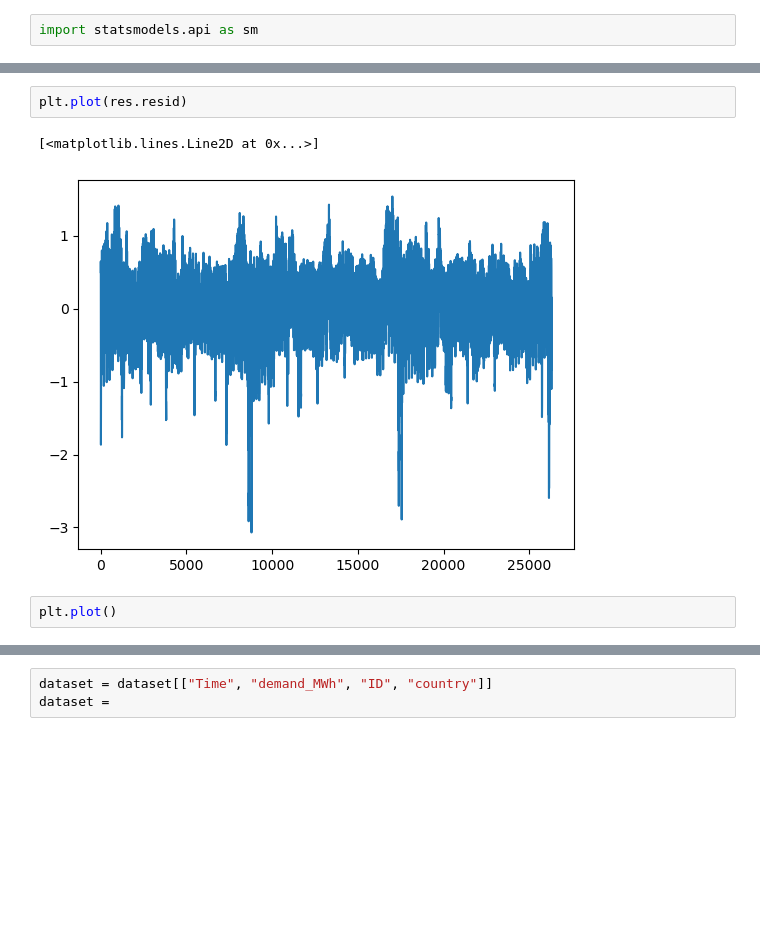
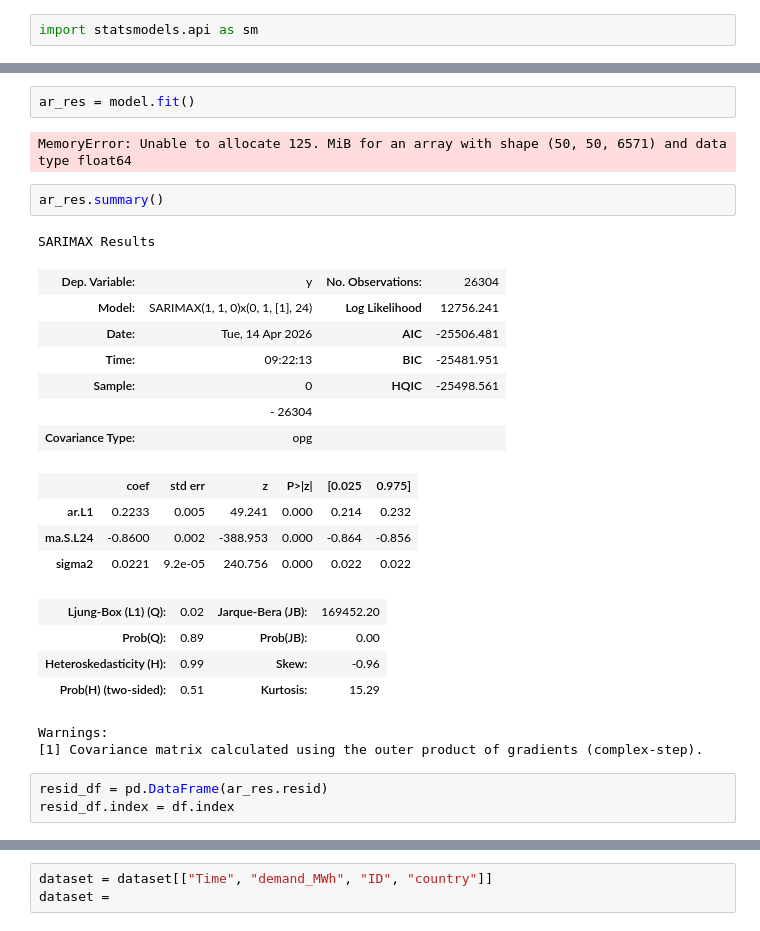
Before and after one commit to 000rla/demand-MFC-jamboree-2026, a Jupyter notebook: explore.ipynb, the cells around one changed output, grey strips where cells are left out. Cells and saved outputs as stored; diff of their text form; blank space fills up the shorter version.

```diff
--- a/explore.ipynb
+++ b/explore.ipynb
@@ -117,7 +112,28 @@ plt.plot(y)
-# %%
-plt.plot(res.resid)
-# %% [output]
-[<matplotlib.lines.Line2D at 0x...>]
-[figure, removed]
-# %%
-plt.plot()
+# %%
+ar_res = model.fit()
+# %% [output]
+MemoryError: Unable to allocate 125. MiB for an array with shape (50, 50, 6571) and data type float64
+# %%
+ar_res.summary()
+# %% [output]
+SARIMAX Results
+| Dep. Variable: | y | No. Observations: | 26304 |
+| Model: | SARIMAX(1, 1, 0)x(0, 1, [1], 24) | Log Likelihood | 12756.241 |
+| Date: | Tue, 14 Apr 2026 | AIC | -25506.481 |
+| Time: | 09:22:13 | BIC | -25481.951 |
+| Sample: | 0 | HQIC | -25498.561 |
+|  | - 26304 |  |  |
+| Covariance Type: | opg |  |  |
+|  | coef | std err | z | P>|z| | [0.025 | 0.975] |
+| ar.L1 | 0.2233 | 0.005 | 49.241 | 0.000 | 0.214 | 0.232 |
+| ma.S.L24 | -0.8600 | 0.002 | -388.953 | 0.000 | -0.864 | -0.856 |
+| sigma2 | 0.0221 | 9.2e-05 | 240.756 | 0.000 | 0.022 | 0.022 |
+| Ljung-Box (L1) (Q): | 0.02 | Jarque-Bera (JB): | 169452.20 |
+| Prob(Q): | 0.89 | Prob(JB): | 0.00 |
+| Heteroskedasticity (H): | 0.99 | Skew: | -0.96 |
+| Prob(H) (two-sided): | 0.51 | Kurtosis: | 15.29 |
+Warnings:
+[1] Covariance matrix calculated using the outer product of gradients (complex-step).
+# %%
+resid_df = pd.DataFrame(ar_res.resid)
+resid_df.index = df.index
```
Also changed, not shown: parts of 21 cells of this notebook.
